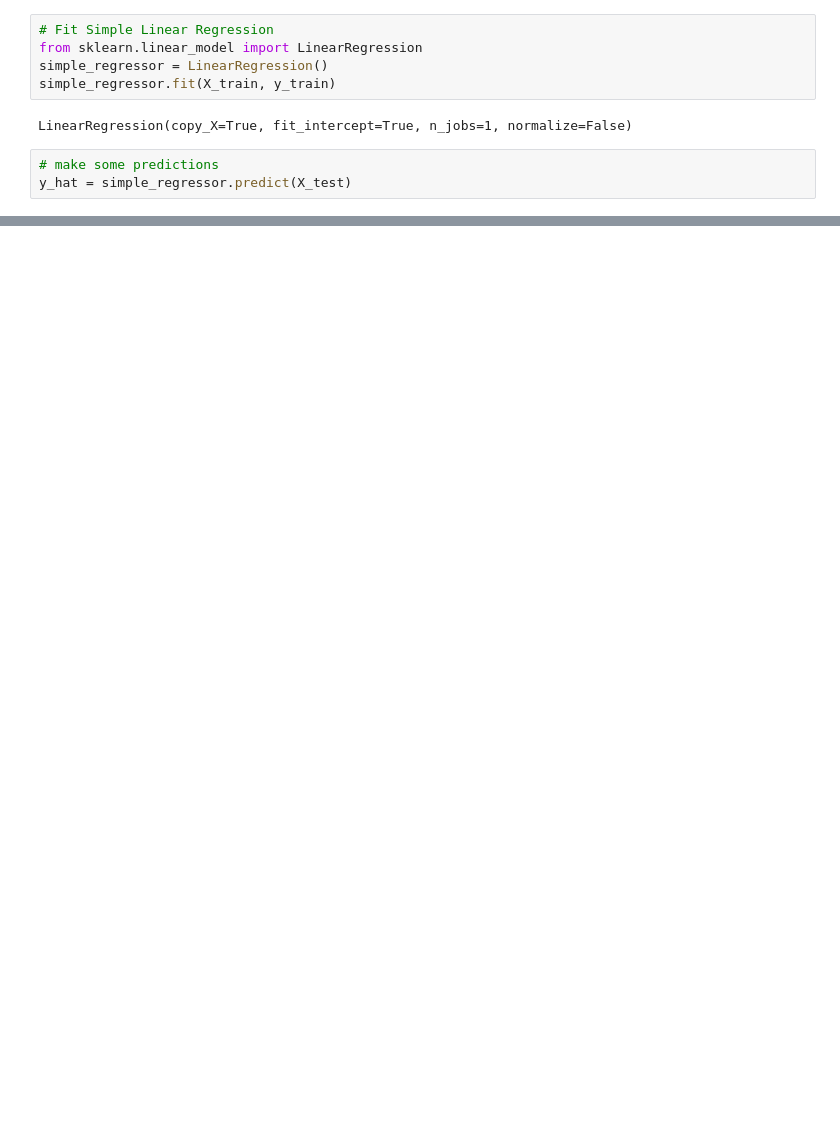
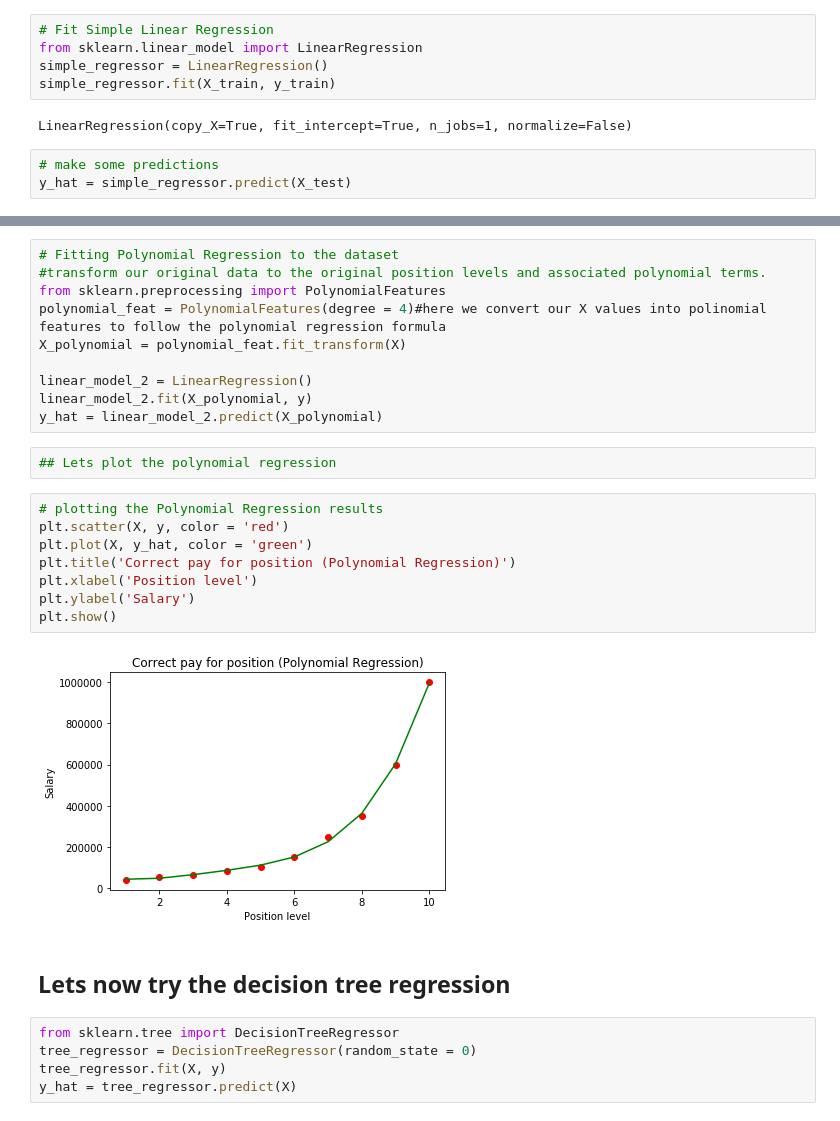
Before and after one commit to kevkid/eduexplora_intro_ML, a Jupyter notebook: lecture_3/Lecture_3.ipynb, the cells around one changed output, grey strips where cells are left out. Cells and saved outputs as stored; diff of their text form; blank space fills up the shorter version.

```diff
--- a/lecture_3/Lecture_3.ipynb
+++ b/lecture_3/Lecture_3.ipynb
@@ -41,0 +124,29 @@ array([263496.97439589])
+# %%
+# Fitting Polynomial Regression to the dataset
+#transform our original data to the original position levels and associated polynomial terms.
+from sklearn.preprocessing import PolynomialFeatures
+polynomial_feat = PolynomialFeatures(degree = 4)#here we convert our X values into polinomial features to follow the polynomial regression formula
+X_polynomial = polynomial_feat.fit_transform(X)
+
+linear_model_2 = LinearRegression()
+linear_model_2.fit(X_polynomial, y)
+y_hat = linear_model_2.predict(X_polynomial)
+# %%
+## Lets plot the polynomial regression
+# %%
+# plotting the Polynomial Regression results
+plt.scatter(X, y, color = 'red')
+plt.plot(X, y_hat, color = 'green')
+plt.title('Correct pay for position (Polynomial Regression)')
+plt.xlabel('Position level')
+plt.ylabel('Salary')
+plt.show()
+# %% [output]
+[figure, added]
+# %% [markdown]
+## Lets now try the decision tree regression
+# %%
+from sklearn.tree import DecisionTreeRegressor
+tree_regressor = DecisionTreeRegressor(random_state = 0)
+tree_regressor.fit(X, y)
+y_hat = tree_regressor.predict(X)
```
Also changed, not shown: parts of 36 cells of this notebook, 1 other file.
